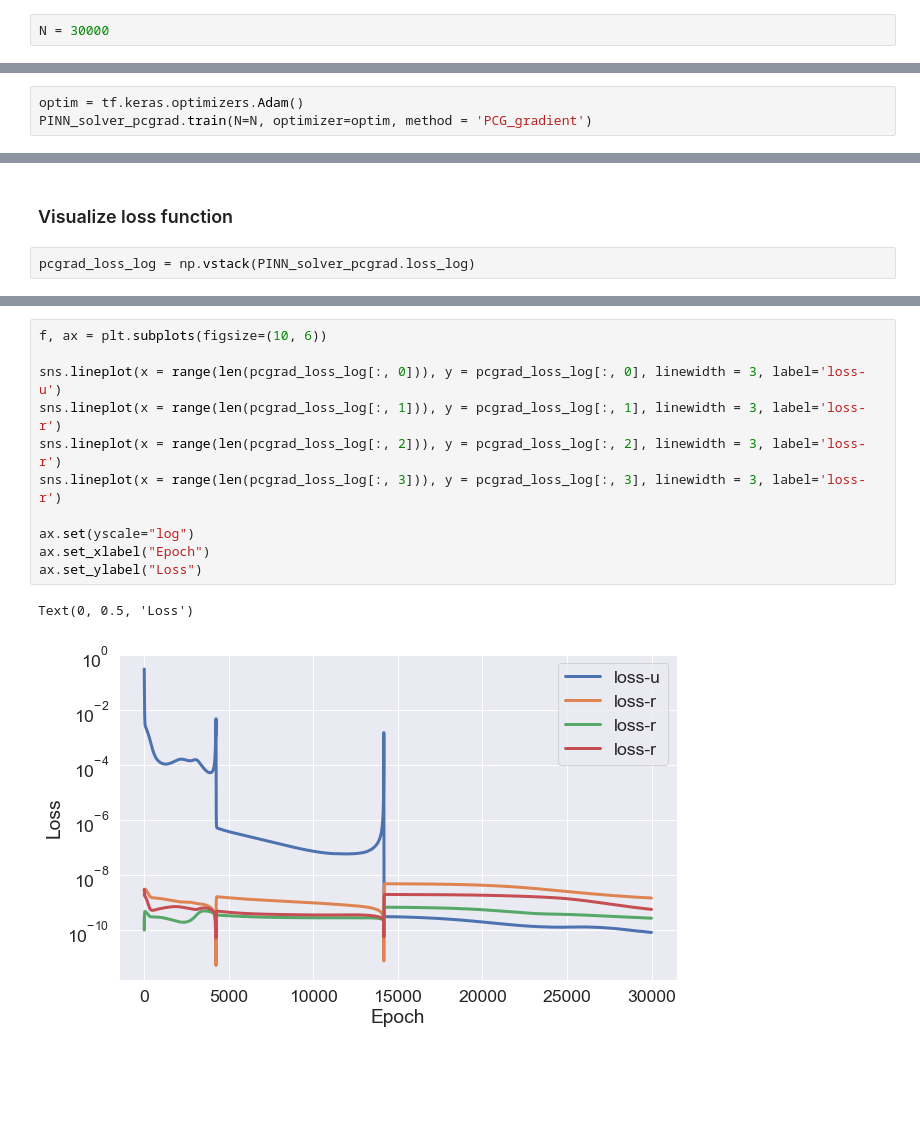
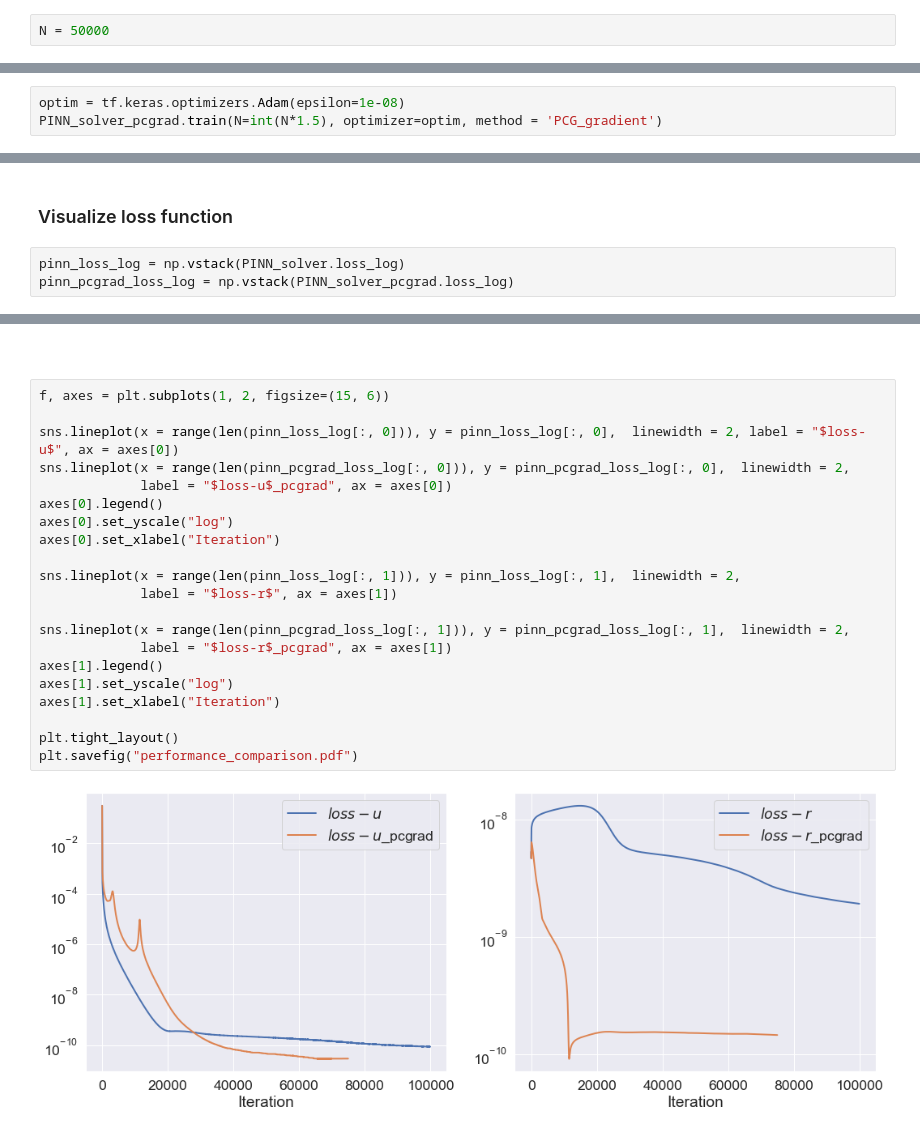
Before and after one commit to zxgcqupt/PINNs4SRA, a Jupyter notebook: physics_informed_neural_network_for_system_reliability_analysis.ipynb, the cells around one changed output, grey strips where cells are left out. Saved outputs shown, nothing was run; the diff lists cells and outputs as text; blank space fills up the shorter version.

Commit message:
Add scripts to compare loss convergence with and without PCGrad

```diff
--- a/physics_informed_neural_network_for_system_reliability_analysis.ipynb
+++ b/physics_informed_neural_network_for_system_reliability_analysis.ipynb
@@ -202,7 +216,7 @@ x_u = np.array([[0]])  ##TZ
 y_u = np.array([[1,0,0]])   ##TZ                    # Solution at boundary points (dimension N_u x 1)
 x_r = np.linspace(lb, ub, N_r)     # Location of collocation points (dimension N_r x 1)
 # %%
-N = 30000
+N = 50000
 # %% [markdown]
 ### Train PINN without PCGrad
 # %%
@@ -239,4 +251,4 @@ PINN_solver_pcgrad.model.set_weights(initial_weights)
 # %%
-optim = tf.keras.optimizers.Adam()
-PINN_solver_pcgrad.train(N=N, optimizer=optim, method = 'PCG_gradient')
+optim = tf.keras.optimizers.Adam(epsilon=1e-08)
+PINN_solver_pcgrad.train(N=int(N*1.5), optimizer=optim, method = 'PCG_gradient')
 # %% [output]
@@ -291,4 +338,5 @@ plt.tight_layout()
 # %% [markdown]
 ### Visualize loss function
 # %%
-pcgrad_loss_log = np.vstack(PINN_solver_pcgrad.loss_log)
+pinn_loss_log = np.vstack(PINN_solver.loss_log)
+pinn_pcgrad_loss_log = np.vstack(PINN_solver_pcgrad.loss_log)
@@ -295,14 +383,25 @@ pcgrad_loss_log = np.vstack(PINN_solver_pcgrad.loss_log)
+# %% [markdown]
+###
 # %%
-f, ax = plt.subplots(figsize=(10, 6))
+f, axes = plt.subplots(1, 2, figsize=(15, 6))
 
-sns.lineplot(x = range(len(pcgrad_loss_log[:, 0])), y = pcgrad_loss_log[:, 0], linewidth = 3, label='loss-u')
-sns.lineplot(x = range(len(pcgrad_loss_log[:, 1])), y = pcgrad_loss_log[:, 1], linewidth = 3, label='loss-r')
-sns.lineplot(x = range(len(pcgrad_loss_log[:, 2])), y = pcgrad_loss_log[:, 2], linewidth = 3, label='loss-r')
-sns.lineplot(x = range(len(pcgrad_loss_log[:, 3])), y = pcgrad_loss_log[:, 3], linewidth = 3, label='loss-r')
+sns.lineplot(x = range(len(pinn_loss_log[:, 0])), y = pinn_loss_log[:, 0],  linewidth = 2, label = "$loss-u$", ax = axes[0])
+sns.lineplot(x = range(len(pinn_pcgrad_loss_log[:, 0])), y = pinn_pcgrad_loss_log[:, 0],  linewidth = 2,
+             label = "$loss-u$_pcgrad", ax = axes[0])
+axes[0].legend()
+axes[0].set_yscale("log")
+axes[0].set_xlabel("Iteration")
 
-ax.set(yscale="log")
-ax.set_xlabel("Epoch")
-ax.set_ylabel("Loss")
+sns.lineplot(x = range(len(pinn_loss_log[:, 1])), y = pinn_loss_log[:, 1],  linewidth = 2,
+             label = "$loss-r$", ax = axes[1])
+
+sns.lineplot(x = range(len(pinn_pcgrad_loss_log[:, 1])), y = pinn_pcgrad_loss_log[:, 1],  linewidth = 2,
+             label = "$loss-r$_pcgrad", ax = axes[1])
+axes[1].legend()
+axes[1].set_yscale("log")
+axes[1].set_xlabel("Iteration")
+
+plt.tight_layout()
+plt.savefig("performance_comparison.pdf")
 # %% [output]
-Text(0, 0.5, 'Loss')
-[figure, old version]
+[figure, new version]
```
Also changed, not shown: parts of 13 cells of this notebook.
